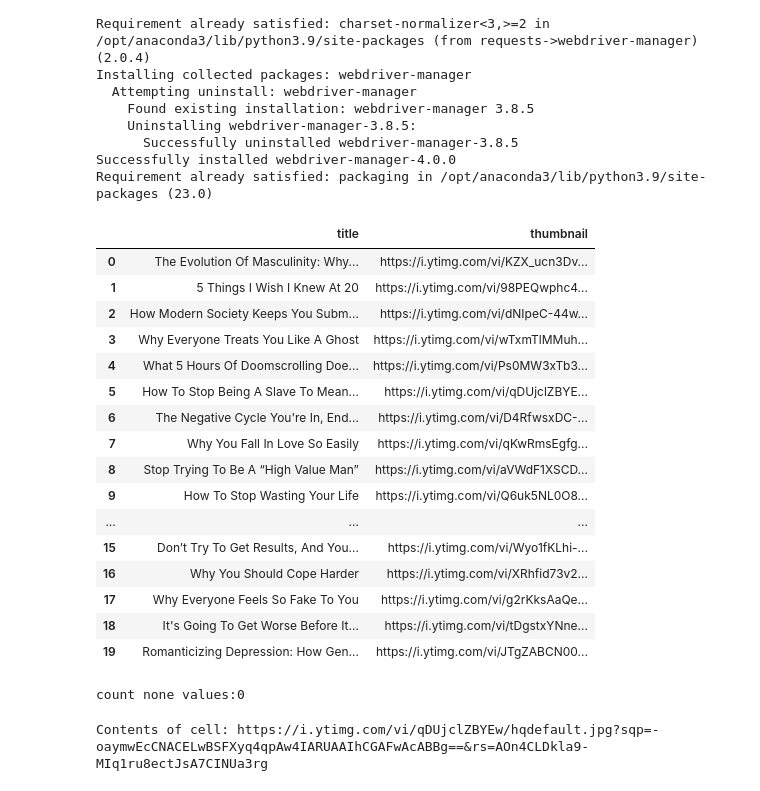
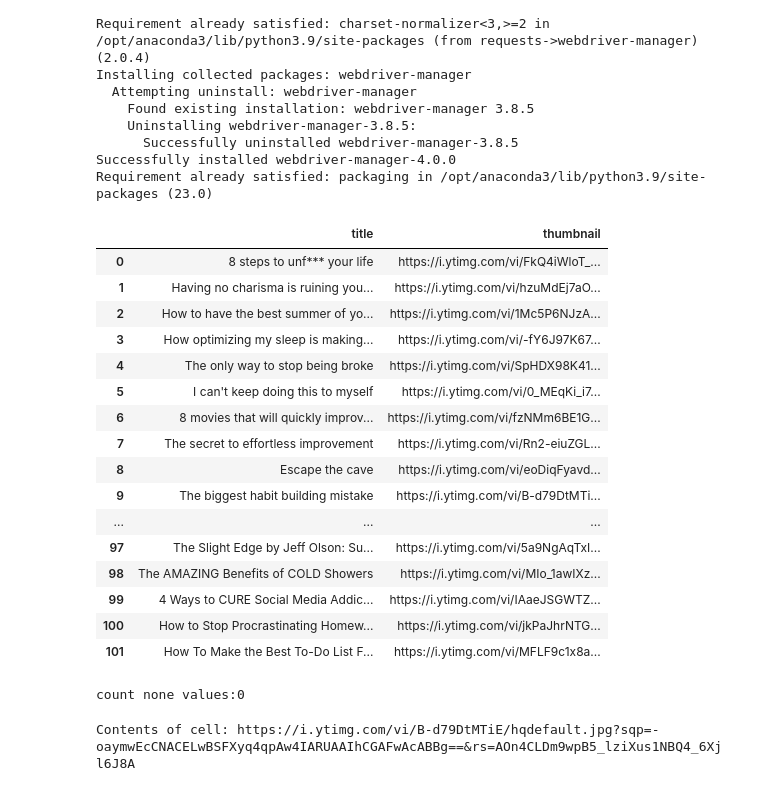
Before and after one commit to AnnetteTamakloe/YT_analysis, a Jupyter notebook: Thumbnails.ipynb, the cells around one changed output. Drawn from its saved outputs; the diff is of its cells as text; code cells hidden in the pictures.

```diff
--- a/Thumbnails.ipynb
+++ b/Thumbnails.ipynb
@@ -62,34 +62,34 @@ df = pd.DataFrame(data, columns=['title', 'thumbnail'])
 
 driver.quit()
 # %%
-df.head(20)
+df
 # %% [output]
 |  | title | thumbnail |
-| 0 | The Evolution Of Masculinity: Why... | https://i.ytimg.com/vi/KZX_ucn3Dv... |
-| 1 | 5 Things I Wish I Knew At 20 | https://i.ytimg.com/vi/98PEQwphc4... |
-| 2 | How Modern Society Keeps You Subm... | https://i.ytimg.com/vi/dNIpeC-44w... |
-| 3 | Why Everyone Treats You Like A Ghost | https://i.ytimg.com/vi/wTxmTlMMuh... |
-| 4 | What 5 Hours Of Doomscrolling Doe... | https://i.ytimg.com/vi/Ps0MW3xTb3... |
-| 5 | How To Stop Being A Slave To Mean... | https://i.ytimg.com/vi/qDUjclZBYE... |
-| 6 | The Negative Cycle You're In, End... | https://i.ytimg.com/vi/D4RfwsxDC-... |
-| 7 | Why You Fall In Love So Easily | https://i.ytimg.com/vi/qKwRmsEgfg... |
-| 8 | Stop Trying To Be A “High Value Man” | https://i.ytimg.com/vi/aVWdF1XSCD... |
-| 9 | How To Stop Wasting Your Life | https://i.ytimg.com/vi/Q6uk5NL0O8... |
+| 0 | 8 steps to unf*** your life | https://i.ytimg.com/vi/FkQ4iWloT_... |
+| 1 | Having no charisma is ruining you... | https://i.ytimg.com/vi/hzuMdEj7aO... |
+| 2 | How to have the best summer of yo... | https://i.ytimg.com/vi/1Mc5P6NJzA... |
+| 3 | How optimizing my sleep is making... | https://i.ytimg.com/vi/-fY6J97K67... |
+| 4 | The only way to stop being broke | https://i.ytimg.com/vi/SpHDX98K41... |
+| 5 | I can't keep doing this to myself | https://i.ytimg.com/vi/0_MEqKi_i7... |
+| 6 | 8 movies that will quickly improv... | https://i.ytimg.com/vi/fzNMm6BE1G... |
+| 7 | The secret to effortless improvement | https://i.ytimg.com/vi/Rn2-eiuZGL... |
+| 8 | Escape the cave | https://i.ytimg.com/vi/eoDiqFyavd... |
+| 9 | The biggest habit building mistake | https://i.ytimg.com/vi/B-d79DtMTi... |
 | ... | ... | ... |
-| 15 | Don’t Try To Get Results, And You... | https://i.ytimg.com/vi/Wyo1fKLhi-... |
-| 16 | Why You Should Cope Harder | https://i.ytimg.com/vi/XRhfid73v2... |
-| 17 | Why Everyone Feels So Fake To You | https://i.ytimg.com/vi/g2rKksAaQe... |
-| 18 | It's Going To Get Worse Before It... | https://i.ytimg.com/vi/tDgstxYNne... |
-| 19 | Romanticizing Depression: How Gen... | https://i.ytimg.com/vi/JTgZABCN00... |
+| 97 | The Slight Edge by Jeff Olson: Su... | https://i.ytimg.com/vi/5a9NgAqTxI... |
+| 98 | The AMAZING Benefits of COLD Showers | https://i.ytimg.com/vi/MIo_1awIXz... |
+| 99 | 4 Ways to CURE Social Media Addic... | https://i.ytimg.com/vi/IAaeJSGWTZ... |
+| 100 | How to Stop Procrastinating Homew... | https://i.ytimg.com/vi/jkPaJhrNTG... |
+| 101 | How To Make the Best To-Do List F... | https://i.ytimg.com/vi/MFLF9c1x8a... |
 # %%
 count = df['thumbnail'].isna().sum()
 print(f'count none values:{count}')
 # %% [output]
 count none values:0
 # %%
-cell_value = df.at[5, 'thumbnail']
+cell_value = df.at[9, 'thumbnail']
 print("Contents of cell:", cell_value)
 # %% [output]
-Contents of cell: https://i.ytimg.com/vi/qDUjclZBYEw/hqdefault.jpg?sqp=-oaymwEcCNACELwBSFXyq4qpAw4IARUAAIhCGAFwAcABBg==&rs=AOn4CLDkla9-MIq1ru8ectJsA7CINUa3rg
+Contents of cell: https://i.ytimg.com/vi/B-d79DtMTiE/hqdefault.jpg?sqp=-oaymwEcCNACELwBSFXyq4qpAw4IARUAAIhCGAFwAcABBg==&rs=AOn4CLDm9wpB5_lziXus1NBQ4_6Xjl6J8A
 # %%
 import os
```
Also changed, not shown: parts of 2 cells of this notebook.
